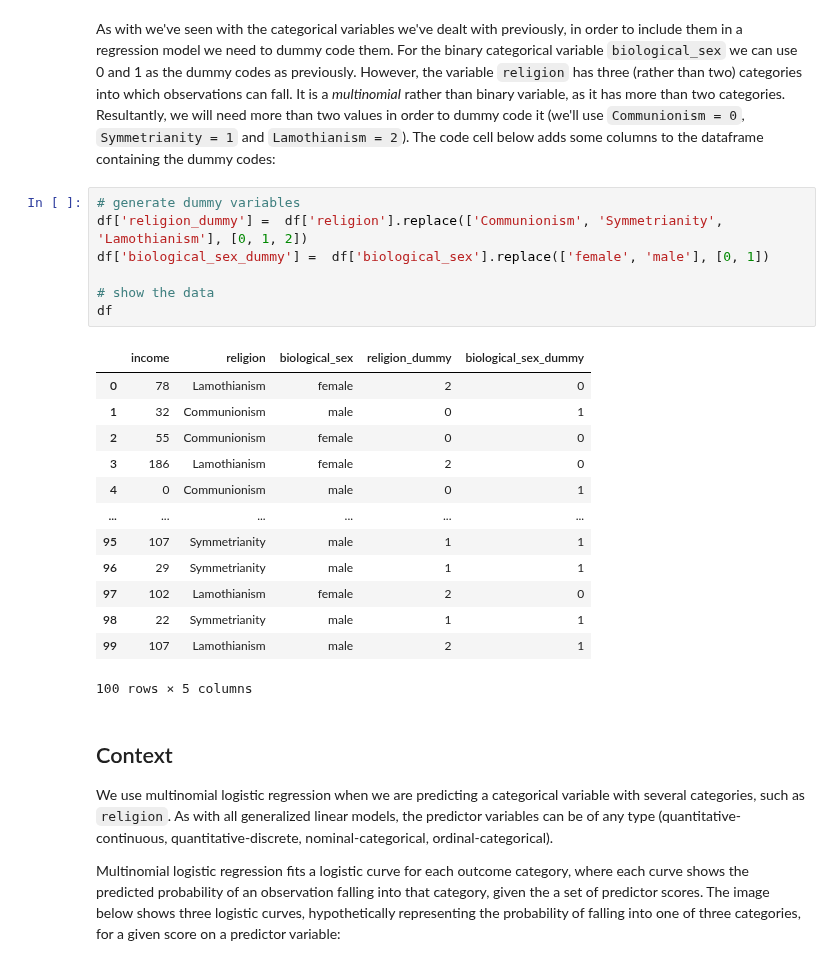
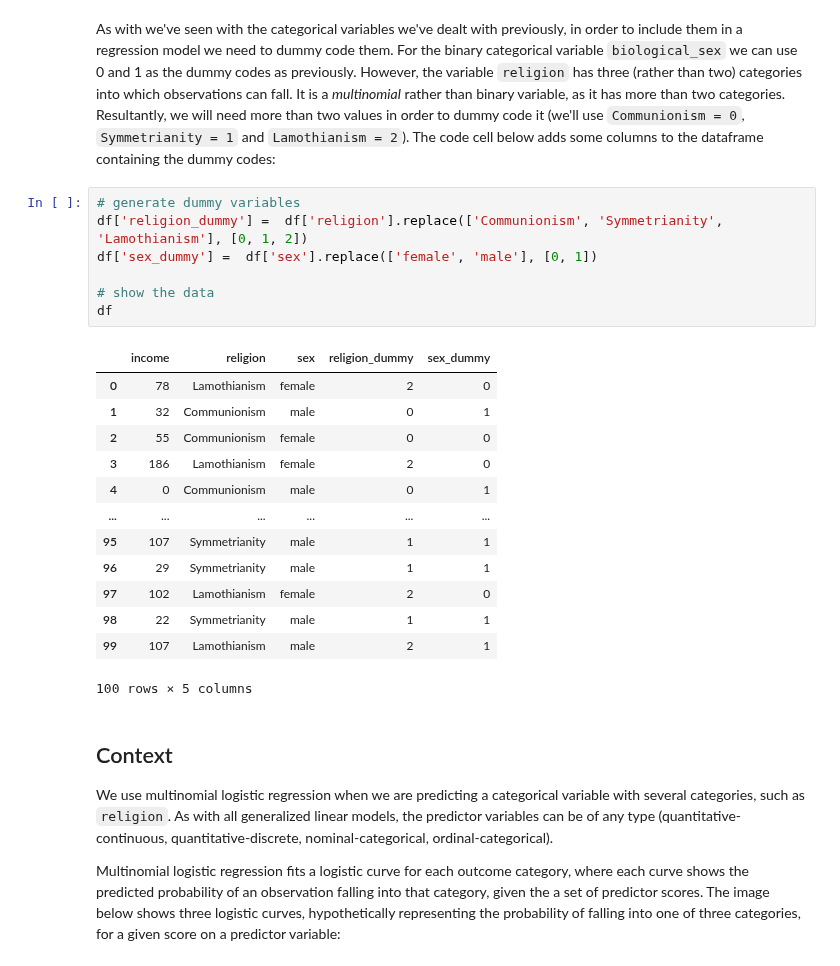
Before and after one commit to pxr687/islands_generalized_linear_models, a Jupyter notebook: 5_multinomial_logistic_regression.ipynb, the cells around one changed output. Saved outputs shown, nothing was run; the diff lists cells and outputs as text.

```diff
--- a/5_multinomial_logistic_regression.ipynb
+++ b/5_multinomial_logistic_regression.ipynb
@@ -56,12 +56,12 @@ As with we've seen with the categorical variables we've dealt with previously, i
 # %%
 # generate dummy variables
 df['religion_dummy'] =  df['religion'].replace(['Communionism', 'Symmetrianity', 'Lamothianism'], [0, 1, 2])
-df['biological_sex_dummy'] =  df['biological_sex'].replace(['female', 'male'], [0, 1])
+df['sex_dummy'] =  df['sex'].replace(['female', 'male'], [0, 1])
 
 # show the data
 df
 # %% [output]
-|  | income | religion | biological_sex | religion_dummy | biological_sex_dummy |
+|  | income | religion | sex | religion_dummy | sex_dummy |
 | 0 | 78 | Lamothianism | female | 2 | 0 |
 | 1 | 32 | Communionism | male | 0 | 1 |
 | 2 | 55 | Communionism | female | 0 | 0 |
```
Also changed, not shown: parts of 8 cells of this notebook, 22 other files.
